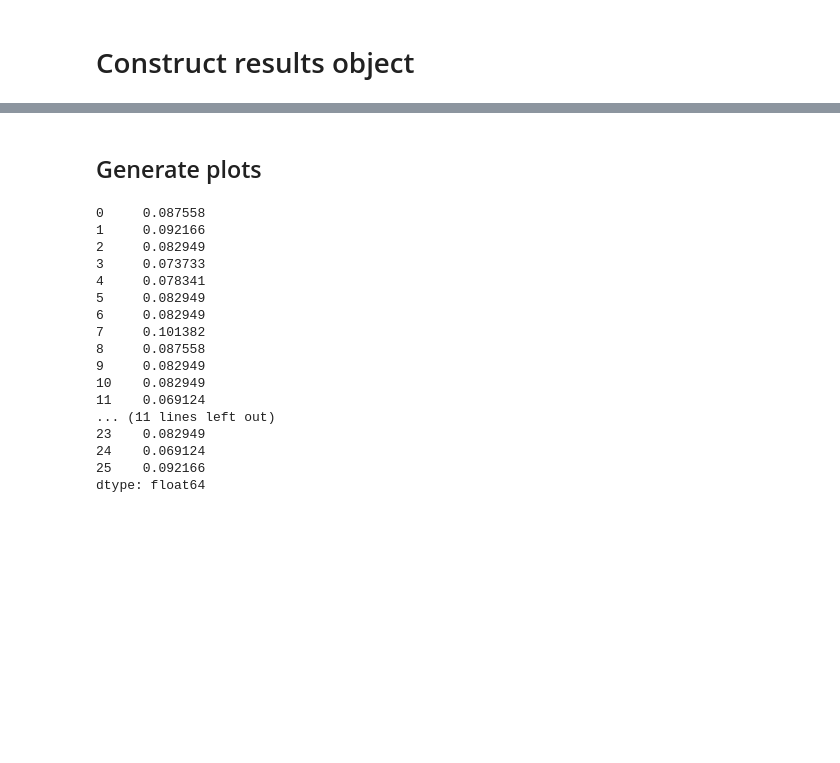
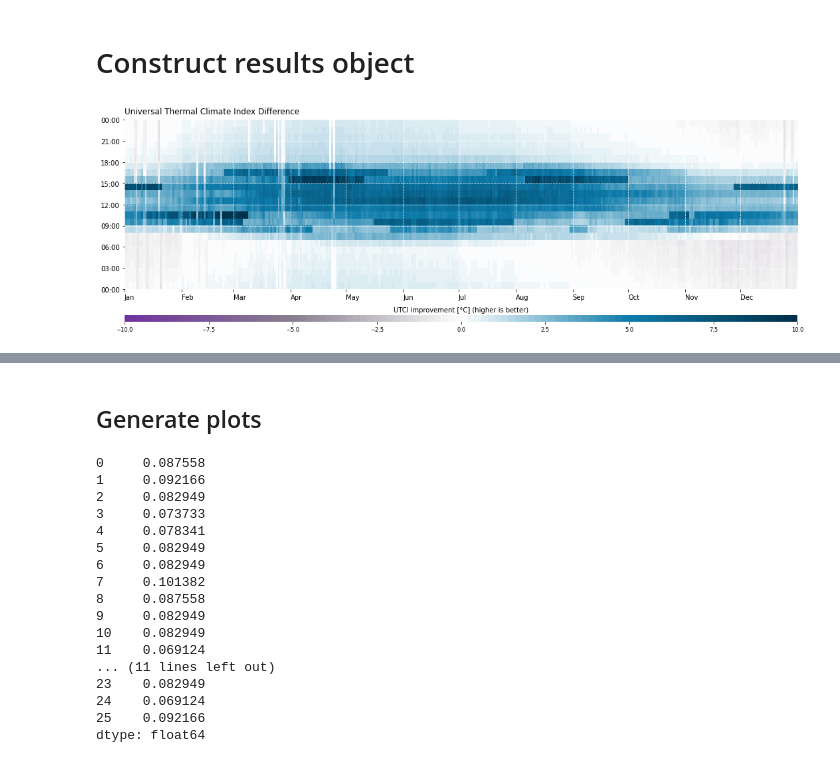
Before and after one commit to tg359/oshe, a Jupyter notebook: Postprocess.ipynb, the cells around one changed output, grey strips where cells are left out. Drawn from its saved outputs; the diff is of its cells as text; code cells hidden in the pictures; blank space fills up the shorter version.

Commit message:
refactoring plot methods

```diff
--- a/Postprocess.ipynb
+++ b/Postprocess.ipynb
@@ -180,0 +179,10 @@ utci = tc.plot.UTCI_(of_utci, universal_thermal_climate_index, points)
+# %%
+utci = tc.plot2.UTCI(of_utci, universal_thermal_climate_index, points)
+
+# utci.comfort_in_period(utci.mask_shoulder_all)
+# utci.reduction_in_period(utci.mask_october_morning, threshold=4)
+# tc.plot2.utci_comfort_heatmap(utci.utci[0].values, close=False)
+# tc.plot2.utci_day_comparison(utci.utci_openfield, utci.utci[12].values, months=[1, 2, 5, 10], names=["var1", "var2"])
+tc.plot2.utci_reduction_heatmap(utci.utci_difference[0].values, close=False)
+# %% [output]
+[figure, added]
```
Also changed, not shown: parts of 8 cells of this notebook, 7 other files.
